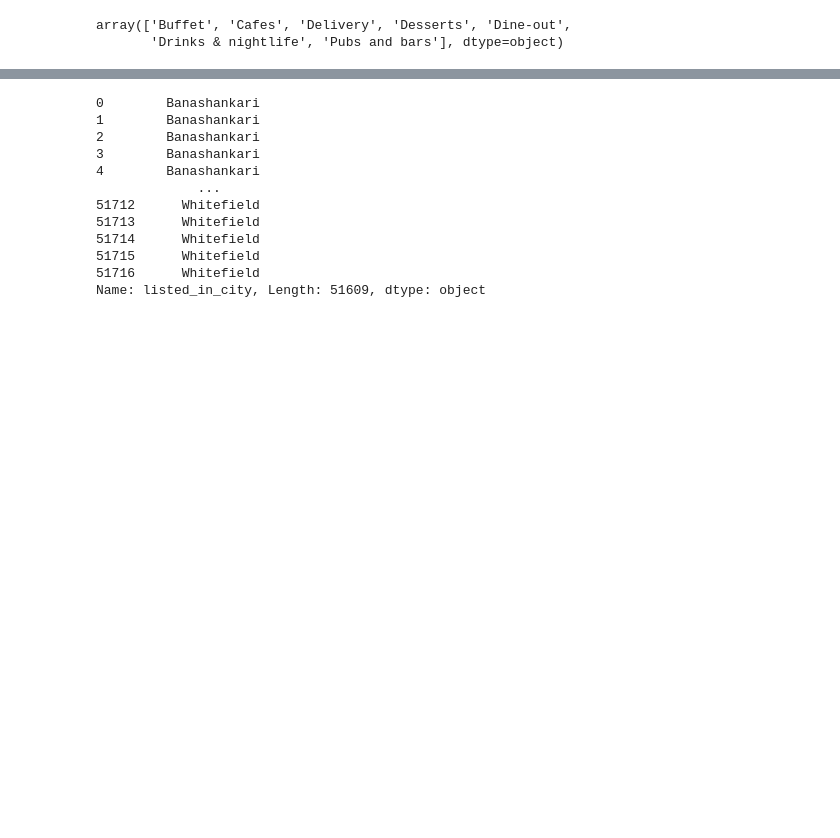
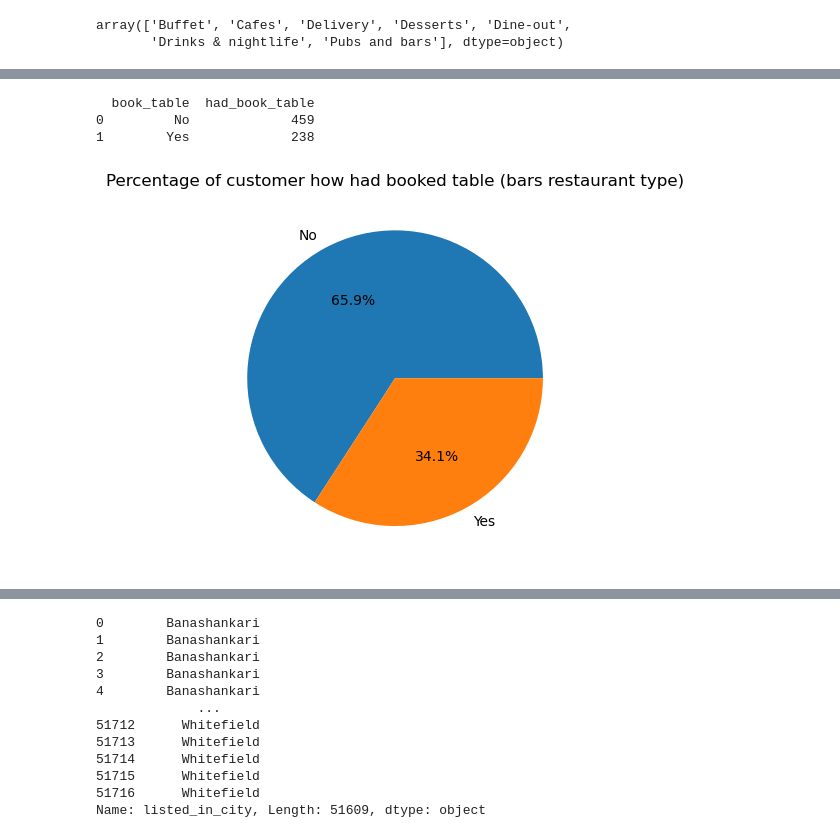
Before and after one commit to galibmulani/zomato_analysis, a Jupyter notebook: notebook.ipynb, the cells around one changed output, grey strips where cells are left out. Saved outputs shown, nothing was run; the diff lists cells and outputs as text; code cells hidden in the pictures; blank space fills up the shorter version.

```diff
--- a/notebook.ipynb
+++ b/notebook.ipynb
@@ -1054,0 +1230,12 @@ array(['Buffet', 'Cafes', 'Delivery', 'Desserts', 'Dine-out',
+# %%
+# does restaurants has book table for bars yes there are half number of bars time convinent
+book_table = bar_rest['book_table'].value_counts().reset_index(name='had_book_table')
+plt.title("Percentage of customer how had booked table (bars restaurant type)")
+plt.pie(book_table['had_book_table'],labels=book_table['book_table'],autopct="%1.1f%%")
+print(book_table)
+plt.show()
+# %% [output]
+  book_table  had_book_table
+0         No             459
+1        Yes             238
+[figure, added]
```
Also changed, not shown: parts of 39 cells of this notebook.
